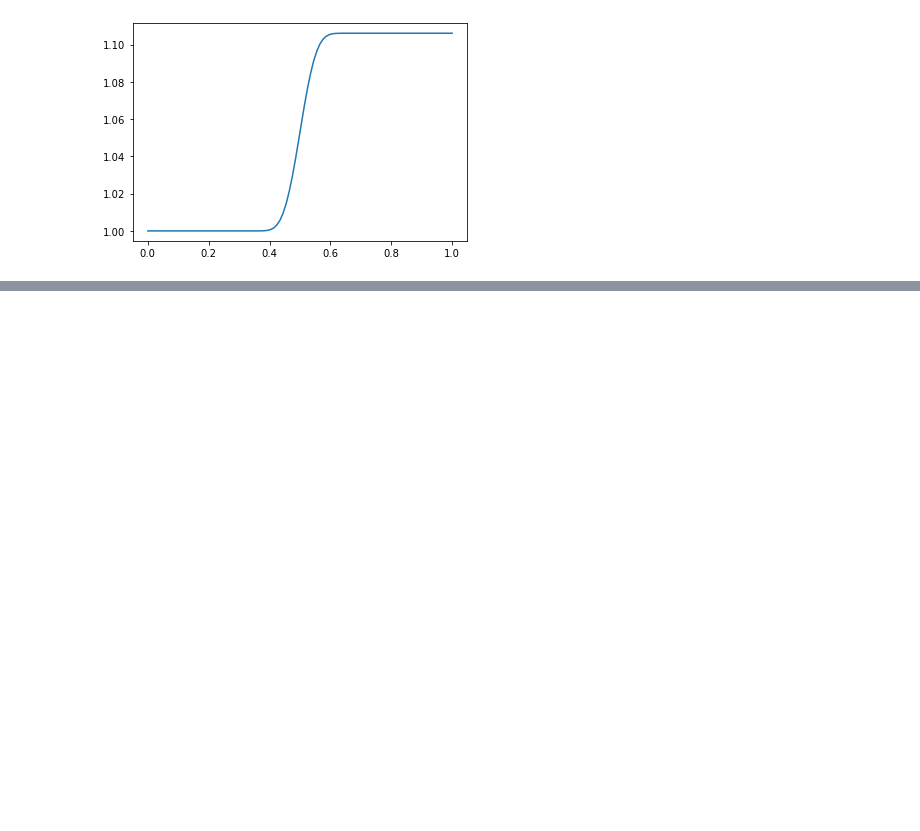
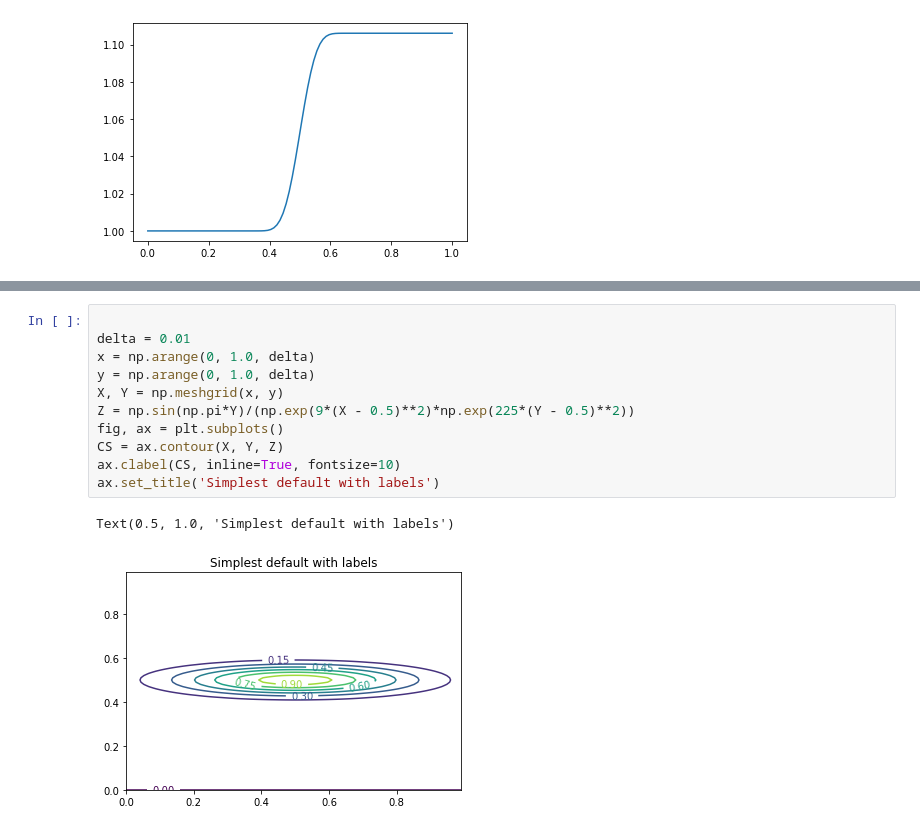
Before and after one commit to sharma-kk/uncoupled-atmosphere-model-deterministic, a Jupyter notebook: galewsky.ipynb, the cells around one changed output, grey strips where cells are left out. Drawn from its saved outputs; the diff is of its cells as text; blank space fills up the shorter version.

```diff
--- a/galewsky.ipynb
+++ b/galewsky.ipynb
@@ -27,0 +63,14 @@ plt.plot(y, [h(i) for i in y])
+# %%
+
+delta = 0.01
+x = np.arange(0, 1.0, delta)
+y = np.arange(0, 1.0, delta)
+X, Y = np.meshgrid(x, y)
+Z = np.sin(np.pi*Y)/(np.exp(9*(X - 0.5)**2)*np.exp(225*(Y - 0.5)**2))
+fig, ax = plt.subplots()
+CS = ax.contour(X, Y, Z)
+ax.clabel(CS, inline=True, fontsize=10)
+ax.set_title('Simplest default with labels')
+# %% [output]
+Text(0.5, 1.0, 'Simplest default with labels')
+[figure, added]
```
Also changed, not shown: parts of 5 cells of this notebook.
